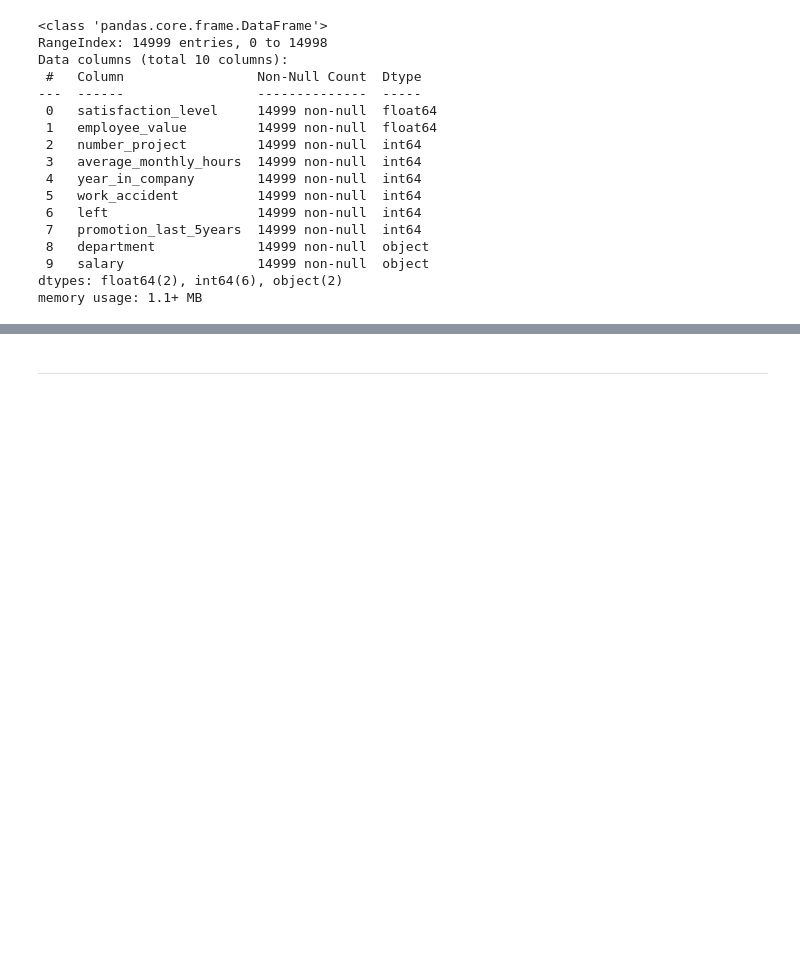
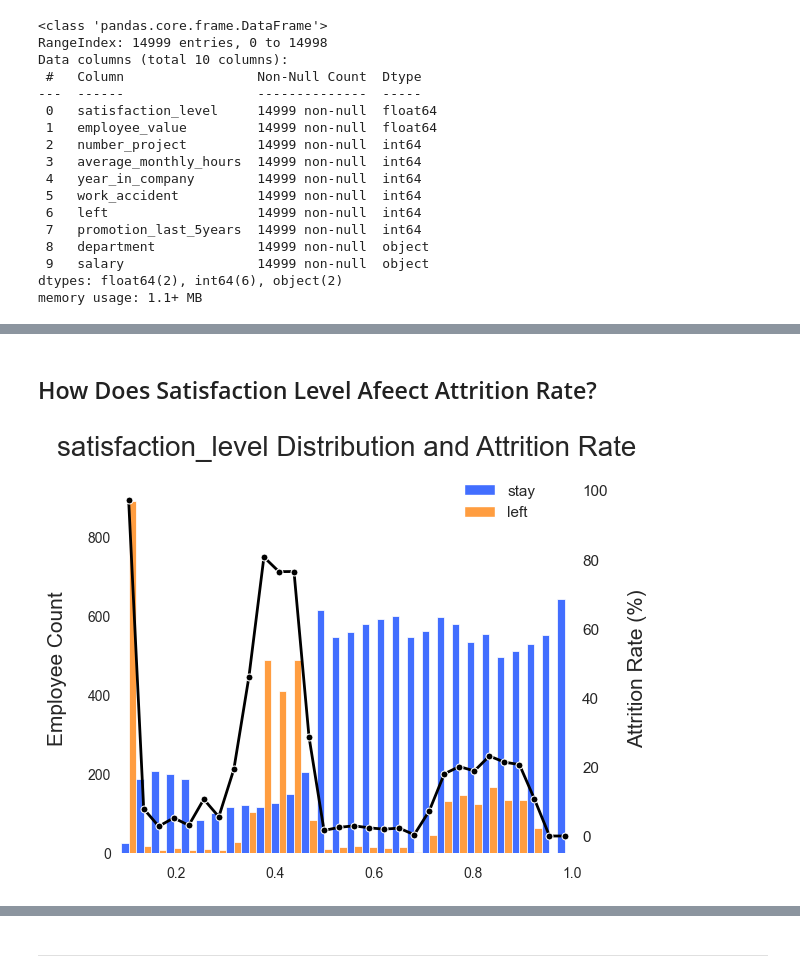
Before and after one commit to YongHHuang/employee_attrition_rate, a Jupyter notebook: hr_data_analytics.ipynb, the cells around one changed output, grey strips where cells are left out. Saved outputs shown, nothing was run; the diff lists cells and outputs as text; code cells hidden in the pictures; blank space fills up the shorter version.

```diff
--- a/hr_data_analytics.ipynb
+++ b/hr_data_analytics.ipynb
@@ -269,0 +295,9 @@ plt.show()
+# %% [markdown]
+## How Does Satisfaction Level Afeect Attrition Rate?
+# %%
+ax1 = sns.histplot(data=df, x="satisfaction_level", hue='left', multiple='dodge')
+
+adjust_histplot(ax1, title='satisfaction_level Distribution and Attrition Rate')
+plot_attrition_rate(ax1)
+# %% [output]
+[figure, added]
```
Also changed, not shown: parts of 97 cells of this notebook.
